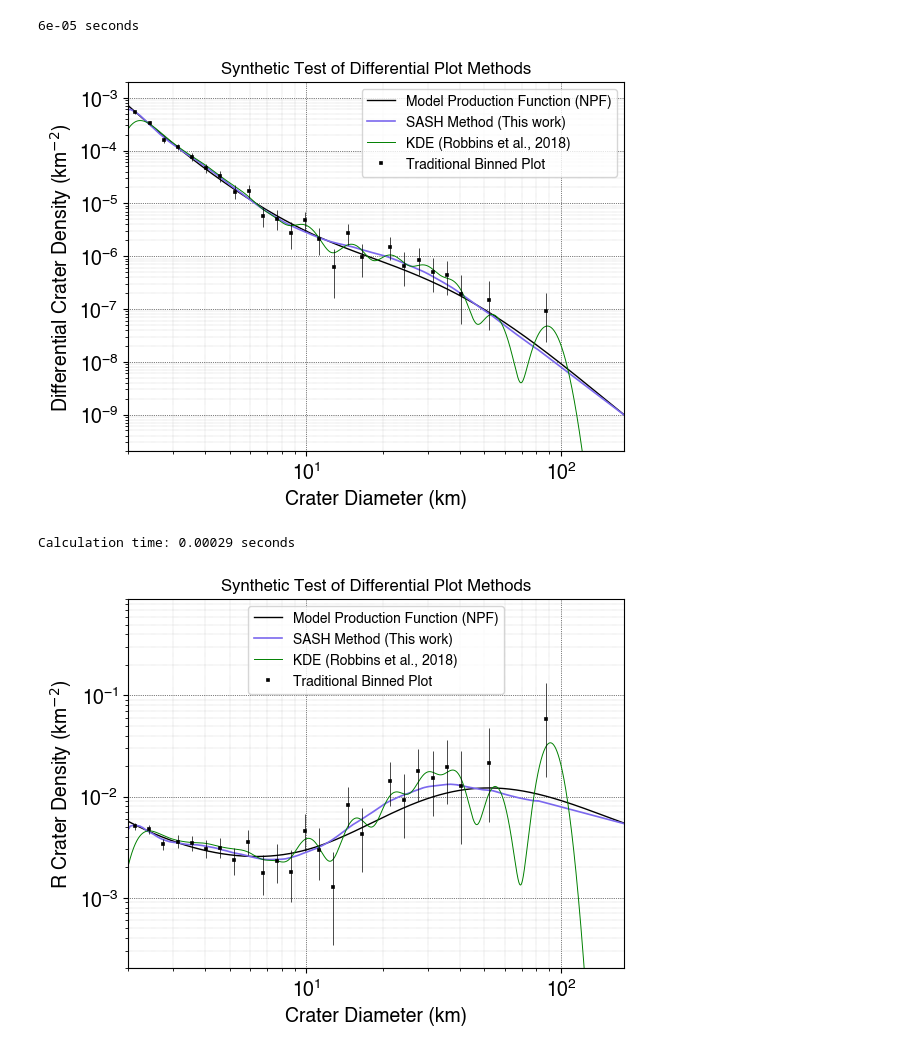
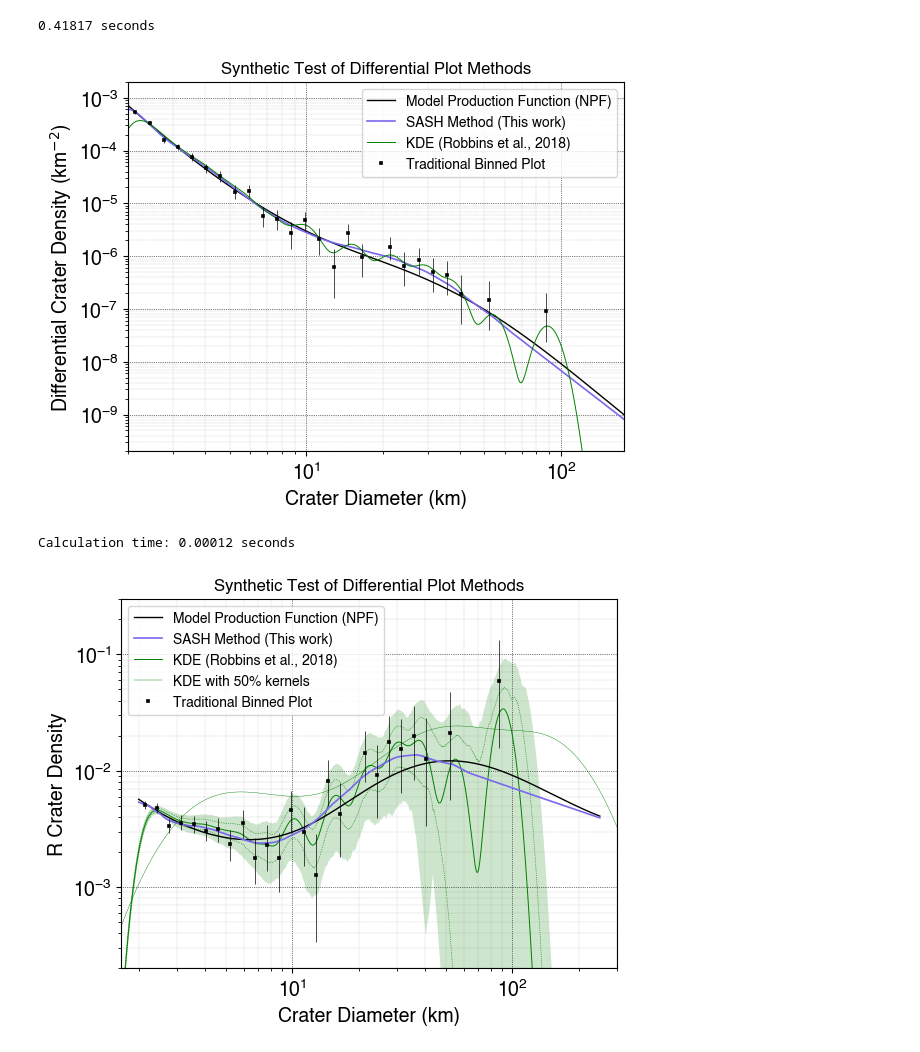
Before and after one commit to samwbell/cratersfd, a Jupyter notebook: calc/sash_figure.ipynb, the cells around one changed output. Saved outputs shown, nothing was run; the diff lists cells and outputs as text; code cells hidden in the pictures.

```diff
--- a/calc/sash_figure.ipynb
+++ b/calc/sash_figure.ipynb
@@ -27,10 +27,12 @@ import ash
 plt.rcParams['font.family'] = 'Helvetica'
 # %%
 dmin = 2.0
-dmax = 1E4
 N = 500
-synth_d_list = synth_fixed_N(N=N, dmin=dmin, pf=npf_new_loglog)
+area = 1E6
+dmax = math.sqrt(area) / 4
+synth_d_list = synth_fixed_N(
+    N=N, dmin=dmin, dmax=dmax, pf=npf_new_loglog
+)
 # ds = random.choice(synth_d_list[0])
-ds = np.loadtxt('data/sash_figure_ds.csv', delimiter=',')
-area = 1E6
+ds = np.loadtxt('../data/sash_figure_ds.csv', delimiter=',')
 # %%
@@ -346,44 +427,51 @@ plt.title('Synthetic Test of Differential Plot Methods')
 # plt.ylim([1E-2, 9E-1])
 plt.gcf().savefig('figs/sash_test.pdf', bbox_inches='tight')
 # %% [output]
-6e-05 seconds
+0.41817 seconds
 [figure]
 # %%
+plot_kde_R(
+    ds, area, d_min=1.0, color='green', lw=0.7,
+    plot_error=True
+)
 plot_npf_R_N(
-    ds.size, area, dmin=dmin, lw=1, color='black'
+    ds.size, area, dmin=dmin, lw=1, color='black',
+    dmax=dmax
 )
 X, mean_Y = plot_sash_R(
     ds, area, dmin,
     bin_width_exponent=per_decade(18),
-    d_max=10 * np.max(ds),
-    growth_rate=1.3, n_points=10000, n_shifts=200,
-    color='mediumslateblue', plot_lines=False, lw=1.2,
-    line_color='mediumslateblue', line_lw=0.2,
-    min_count=1, n_iterations=5,
-    n_alpha_points=1000, plot_error=False
+    d_max=dmax, growth_rate=1.3, n_points=10000,
+    n_shifts=200, color='mediumslateblue', lw=1.2, min_count=1,
+    n_iterations=5, n_alpha_points=1000, plot_error=False
 )
-plot_kde_R(ds, area, d_min=1.0, color='green', lw=0.7)
+plot_kde_R(ds, area, d_min=1.0, color='green', lw=0.3, factor=1.5)
 plot_R(
     ds, area, bin_width_exponent=per_decade(18),
     d_min=dmin, d_max=1E4, min_count=0, ms=2
 )
-plt.xlim([dmin, 2 * np.max(ds)])
-plt.ylim([2E-4, 9E-1])
+plt.xlim([dmin / 1.2, dmax * 1.2])
+plt.ylim([2E-4, 3E-1])
 np.flip(np.sort(ds))[:10]
 
 lines = plt.gca().get_lines()
 
-plt.legend(lines, [
-    'Model Production Function (NPF)',
-    'SASH Method (This work)',
-    'KDE (Robbins et al., 2018)',
-    'Traditional Binned Plot'
-], loc='upper center')
+plt.legend(
+    [lines[i] for i in [3, 4, 0, 5, 6]],
+    [
+        'Model Production Function (NPF)',
+        'SASH Method (This work)',
+        'KDE (Robbins et al., 2018)',
+        'KDE with 50% kernels',
+        'Traditional Binned Plot'
+    ],
+    loc='upper left'
+)
 
 plt.title('Synthetic Test of Differential Plot Methods')
 # plt.xlim([2, 7])
 # plt.ylim([1E-2, 9E-1])
 plt.gcf().savefig('figs/sash_test_R.pdf', bbox_inches='tight')
 # %% [output]
-Calculation time: 0.00029 seconds
+Calculation time: 0.00012 seconds
-[figure, old version]
+[figure, new version]
```
Also changed, not shown: parts of 2 cells of this notebook, 25 other files.
